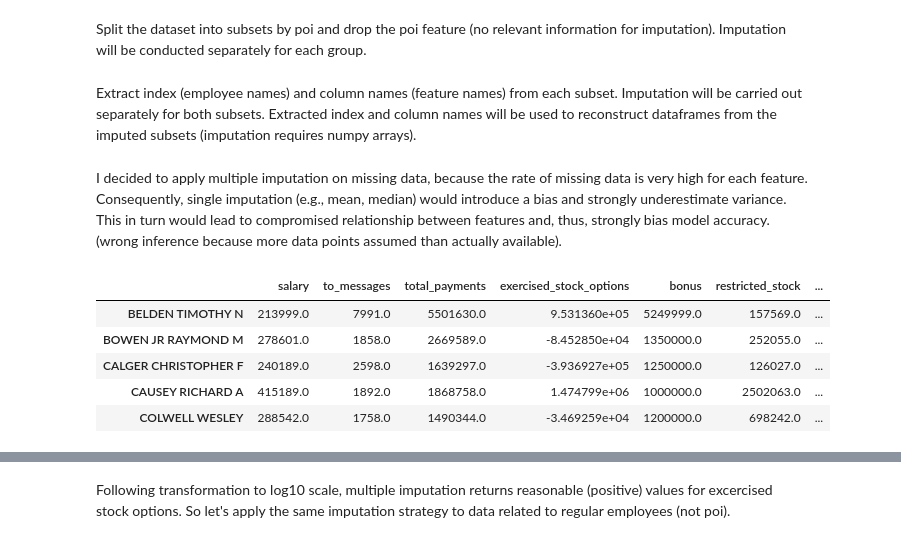
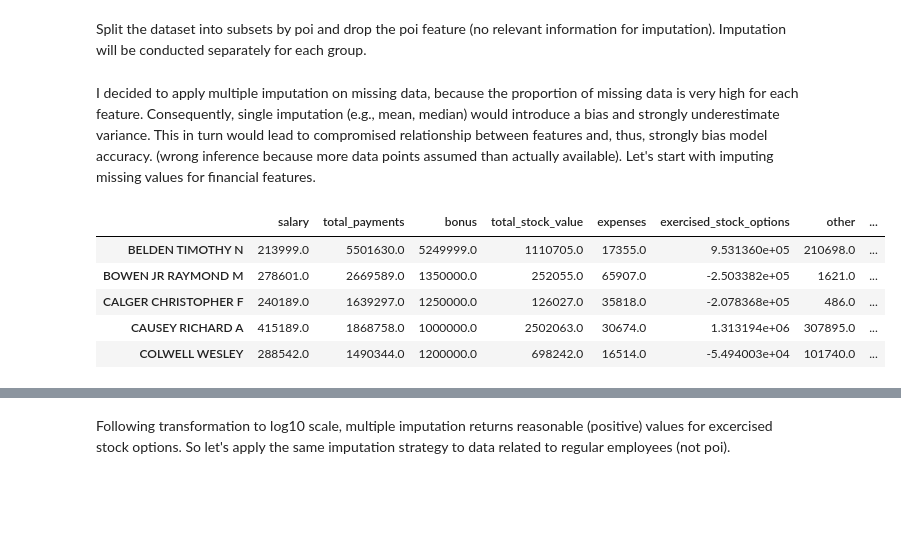
Before and after one commit to DStazic/Fraud_Analysis_Machine_Learning, a Jupyter notebook: enron_project.ipynb, the cells around one changed output, grey strips where cells are left out. Cells and saved outputs as stored; diff of their text form; code cells hidden in the pictures; blank space fills up the shorter version.

```diff
--- a/enron_project.ipynb
+++ b/enron_project.ipynb
@@ -525,7 +551,5 @@ data_df.corr()
 # %% [markdown]
 Split the dataset into subsets by poi and drop the poi feature (no relevant information for imputation). Imputation will be conducted separately for each group.
 # %%
-poiYes_data = data_df[data_df["poi"] == True].drop(["poi"], axis = 1)
-poiNo_data = data_df[data_df["poi"] == False].drop(["poi"], axis = 1)
+poiYes_data = data_df[data_df["poi"] == True]
+poiNo_data = data_df[data_df["poi"] == False]
-# %% [markdown]
-Extract index (employee names) and column names (feature names) from each subset. Imputation will be carried out separately for both subsets. Extracted index and column names will be used to reconstruct dataframes from the imputed subsets (imputation requires numpy arrays).
@@ -536,17 +556,26 @@ column_names = poiYes_data.columns
 # %% [markdown]
-I decided to apply multiple imputation on missing data, because the rate of missing data is very high for each feature. Consequently, single imputation (e.g., mean, median) would introduce a bias and strongly underestimate variance. This in turn would lead to compromised relationship between features and, thus, strongly bias model accuracy. (wrong inference because more data points assumed than actually available).
+I decided to apply multiple imputation on missing data, because the proportion of missing data is very high for each feature. Consequently, single imputation (e.g., mean, median) would introduce a bias and strongly underestimate variance. This in turn would lead to compromised relationship between features and, thus, strongly bias model accuracy. (wrong inference because more data points assumed than actually available). Let's start with imputing missing values for financial features.
-# %%
-poi_data_filled = MICE(n_imputations=500, verbose=False).complete(np.array(poiYes_data))
-poi_data_filled = pd.DataFrame(poi_data_filled)
-poi_data_filled.index = poiYes_index
-poi_data_filled.columns = column_names
-
-poi_data_filled.head(5)
-# %% [output]
-|  | salary | to_messages | total_payments | exercised_stock_options | bonus | restricted_stock | ... |
-| BELDEN TIMOTHY N | 213999.0 | 7991.0 | 5501630.0 | 9.531360e+05 | 5249999.0 | 157569.0 | ... |
-| BOWEN JR RAYMOND M | 278601.0 | 1858.0 | 2669589.0 | -8.452850e+04 | 1350000.0 | 252055.0 | ... |
-| CALGER CHRISTOPHER F | 240189.0 | 2598.0 | 1639297.0 | -3.936927e+05 | 1250000.0 | 126027.0 | ... |
-| CAUSEY RICHARD A | 415189.0 | 1892.0 | 1868758.0 | 1.474799e+06 | 1000000.0 | 2502063.0 | ... |
-| COLWELL WESLEY | 288542.0 | 1758.0 | 1490344.0 | -3.469259e+04 | 1200000.0 | 698242.0 | ... |
+# %%
+# all email features
+email_features = set(["to_messages", "shared_receipt_with_poi", "from_messages",
+                "from_this_person_to_poi", "from_poi_to_this_person"])
+
+# all financial status-relevant features including the feature for poi
+financial_features = set(data_df.columns) - email_features
+financial_features.remove("poi")
+
+poi_data_filled = MICE(n_imputations=500, verbose=False).complete(np.array(poiYes_data[list(financial_features)]))
+poi_data_filled = pd.DataFrame(poi_data_filled)
+#use indices to reconstruct the dataframe after imputation
+poi_data_filled.index = poiYes_data.index
+
+poi_data_filled.columns = poiYes_data[list(financial_features)].columns
+poi_data_filled.head(5)
+# %% [output]
+|  | salary | total_payments | bonus | total_stock_value | expenses | exercised_stock_options | other | ... |
+| BELDEN TIMOTHY N | 213999.0 | 5501630.0 | 5249999.0 | 1110705.0 | 17355.0 | 9.531360e+05 | 210698.0 | ... |
+| BOWEN JR RAYMOND M | 278601.0 | 2669589.0 | 1350000.0 | 252055.0 | 65907.0 | -2.503382e+05 | 1621.0 | ... |
+| CALGER CHRISTOPHER F | 240189.0 | 1639297.0 | 1250000.0 | 126027.0 | 35818.0 | -2.078368e+05 | 486.0 | ... |
+| CAUSEY RICHARD A | 415189.0 | 1868758.0 | 1000000.0 | 2502063.0 | 30674.0 | 1.313194e+06 | 307895.0 | ... |
+| COLWELL WESLEY | 288542.0 | 1490344.0 | 1200000.0 | 698242.0 | 16514.0 | -5.494003e+04 | 101740.0 | ... |
 # %% [markdown]
```
Also changed, not shown: parts of 228 cells of this notebook, 33 other files.
